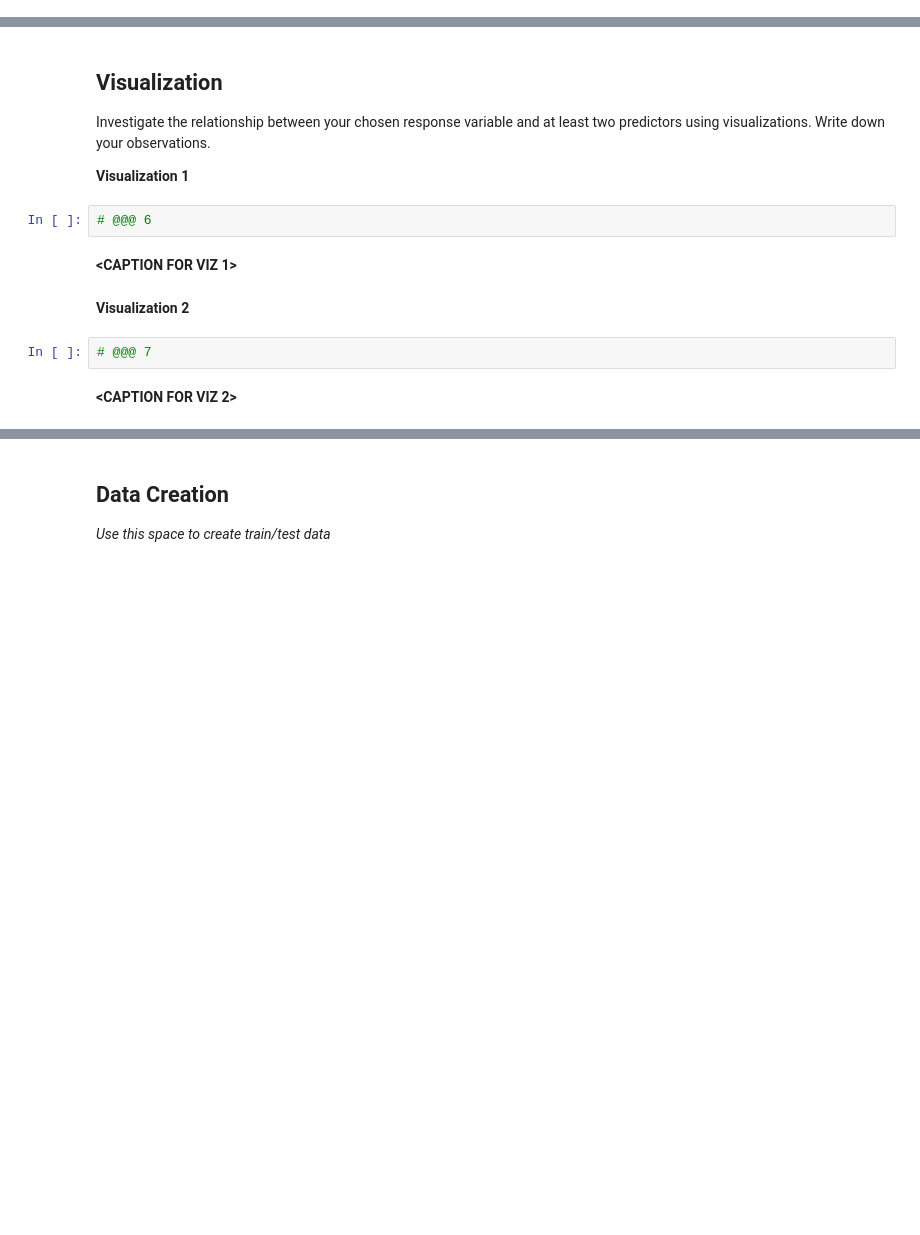
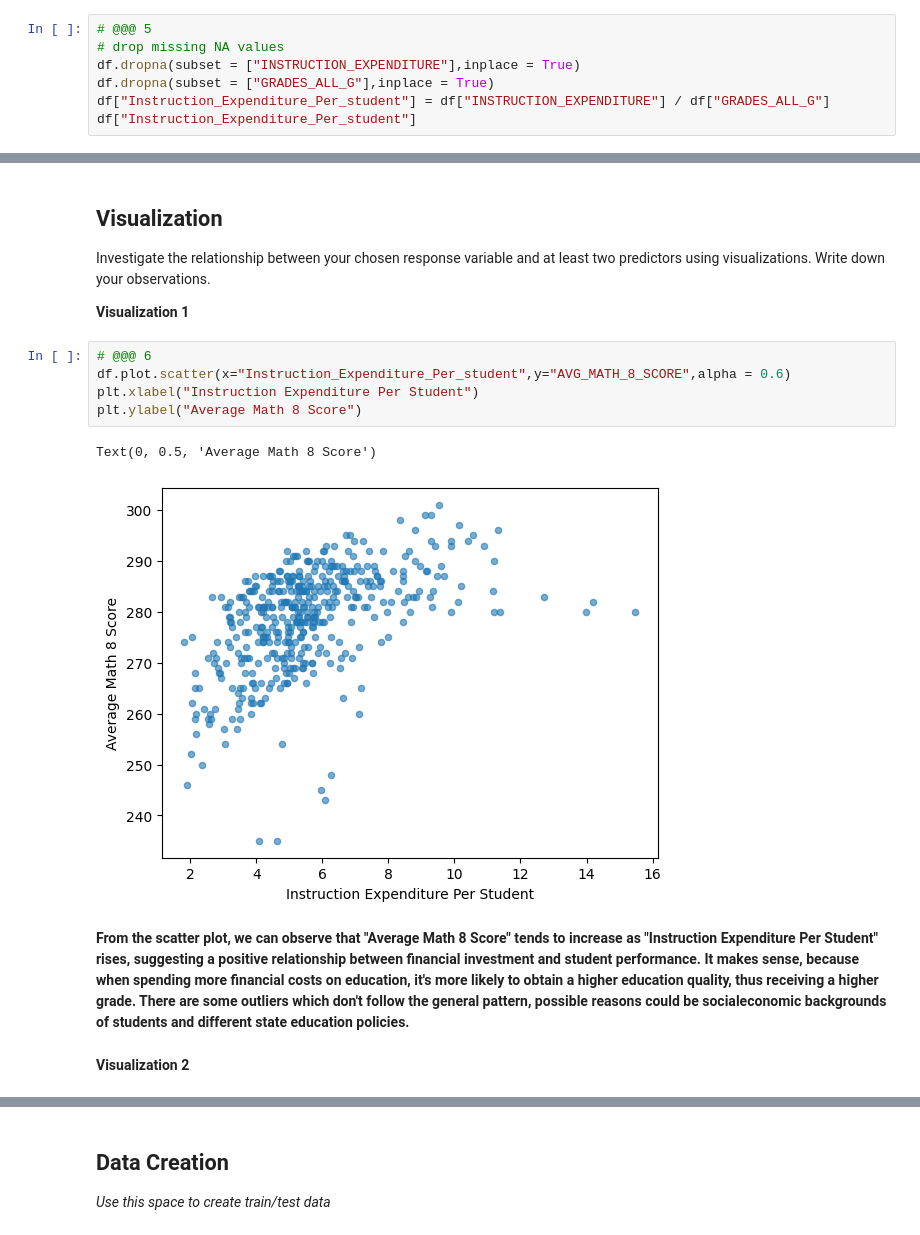
Before and after one commit to zwlinlily/MDST-Tutorial, a Jupyter notebook: tutorial1/checkpoint1.ipynb, the cells around one changed output, grey strips where cells are left out. Saved outputs shown, nothing was run; the diff lists cells and outputs as text; blank space fills up the shorter version.

```diff
--- a/tutorial1/checkpoint1.ipynb
+++ b/tutorial1/checkpoint1.ipynb
@@ -98,0 +138,7 @@ Feature engineering justification: **<BRIEFLY DESCRIBE WHY YOU MADE THE CHANGES
+# %%
+# @@@ 5
+# drop missing NA values
+df.dropna(subset = ["INSTRUCTION_EXPENDITURE"],inplace = True)
+df.dropna(subset = ["GRADES_ALL_G"],inplace = True)
+df["Instruction_Expenditure_Per_student"] = df["INSTRUCTION_EXPENDITURE"] / df["GRADES_ALL_G"]
+df["Instruction_Expenditure_Per_student"]
@@ -102,13 +165,15 @@ Feature engineering justification: **<BRIEFLY DESCRIBE WHY YOU MADE THE CHANGES
 Investigate the relationship between your chosen response variable and at least two predictors using visualizations. Write down your observations.
 
 **Visualization 1**
-# %%
-# @@@ 6
-# %% [markdown]
-**<CAPTION FOR VIZ 1>**
+# %%
+# @@@ 6
+df.plot.scatter(x="Instruction_Expenditure_Per_student",y="AVG_MATH_8_SCORE",alpha = 0.6)
+plt.xlabel("Instruction Expenditure Per Student")
+plt.ylabel("Average Math 8 Score")
+# %% [output]
+Text(0, 0.5, 'Average Math 8 Score')
+[figure, added]
+# %% [markdown]
+**From the scatter plot, we can observe that "Average Math 8 Score" tends to increase as "Instruction Expenditure Per Student" rises, suggesting a positive relationship between financial investment and student performance. It makes sense, because when spending more financial costs on education, it's more likely to obtain a higher education quality, thus receiving a higher grade. There are some outliers which don't follow the general pattern, possible reasons could be socialeconomic backgrounds of students and different state education policies.**
 # %% [markdown]
 **Visualization 2**
-# %%
-# @@@ 7
-# %% [markdown]
-**<CAPTION FOR VIZ 2>**
```
Also changed, not shown: parts of 13 cells of this notebook.
